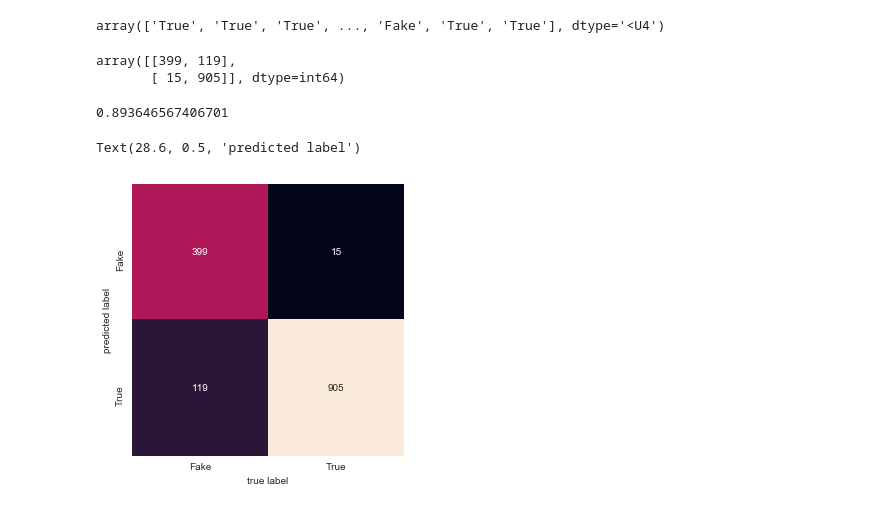
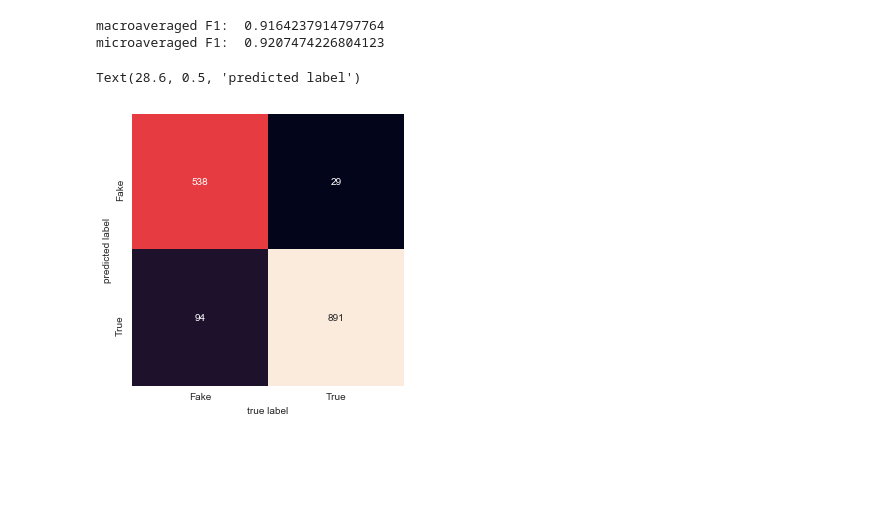
Before and after one commit to SaideT/Fake-News-Detection, a Jupyter notebook: fake_news.ipynb, the cells around one changed output. Cells and saved outputs as stored; diff of their text form; code cells hidden in the pictures; blank space fills up the shorter version.

```diff
--- a/fake_news.ipynb
+++ b/fake_news.ipynb
@@ -57,5 +94,5 @@ true['label']='True'
 # %%
-news=fake.append(true)
+news=fake1.append(true1)
 # %%
 news.head()
 # %% [output]
@@ -202,4 +214,0 @@ from sklearn.feature_extraction.text import CountVectorizer
-# %%
-model1 = make_pipeline(TfidfVectorizer(), MultinomialNB())
-
-model1.fit(x_train_title, y_train)
@@ -212,30 +215,27 @@ Pipeline(memory=None,
-# %%
-pred1 = model1.predict(x_test_title)
-pred1
-# %% [output]
-array(['True', 'True', 'True', ..., 'Fake', 'True', 'True'], dtype='<U4')
-# %%
-label_name = ['Fake', 'True']
-mat = confusion_matrix(y_test, pred1, labels = label_name )
-mat
-# %% [output]
-array([[399, 119],
-       [ 15, 905]], dtype=int64)
-# %%
-from sklearn.metrics import f1_score
-f1_score(y_test, pred1, average = 'macro')
-# %% [output]
-0.893646567406701
+# %%
+# Model 1: Naive Bayes Model with TF-IDF inputs
+model1_title = make_pipeline(TfidfVectorizer(), MultinomialNB())
+model1_title.fit(x_train_title, y_train)
+pred1_title = model1_title.predict(x_test_title)
+f1_macro = f1_score(y_test, pred1_title, average = 'macro')
+f1_micro = f1_score(y_test, pred1_title, average = 'micro')
+
+print('macroaveraged F1: ', f1_macro)
+print('microaveraged F1: ', f1_micro)
+# %% [output]
+macroaveraged F1:  0.9164237914797764
+microaveraged F1:  0.9207474226804123
 # %%
 # plot the confusion matrix
+mat = confusion_matrix(y_test, pred1_title)
 labels = ['Fake', 'True']
 plt.figure(figsize=(5,5))
 sns.heatmap(mat.T, square=True, annot=True, fmt='d', cbar=False,
            xticklabels=label_name, yticklabels=label_name)
 plt.xlabel('true label')
 plt.ylabel('predicted label')
 # %% [output]
 Text(28.6, 0.5, 'predicted label')
-[figure, old version]
+[figure, new version]
 # %%
 from sklearn.neural_network import MLPClassifier
```
Also changed, not shown: parts of 47 cells of this notebook.
